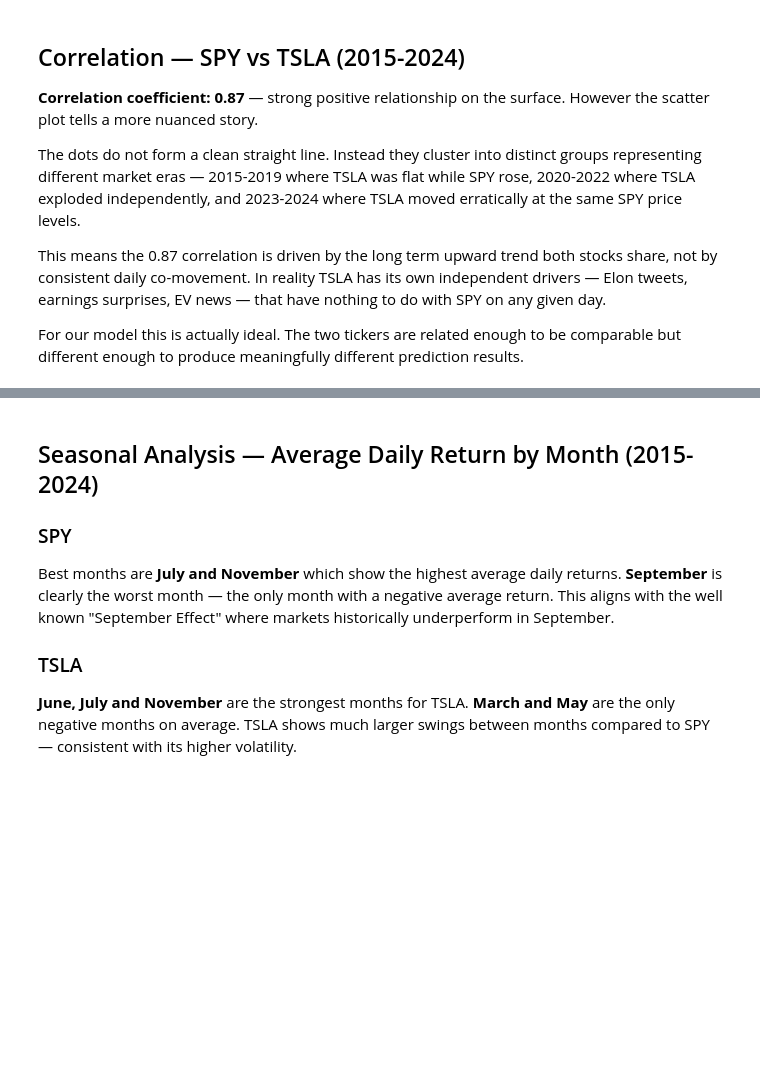
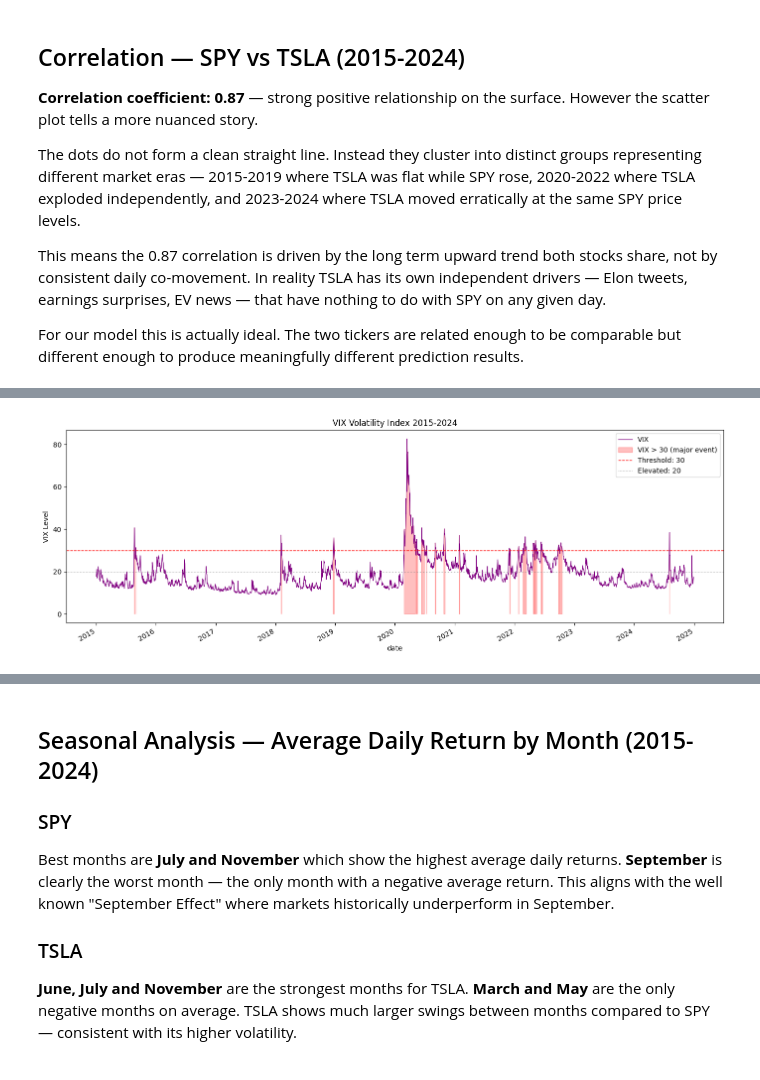
Before and after one commit to dnguyen000/seis763-midterm, a Jupyter notebook: explore.ipynb, the cells around one changed output, grey strips where cells are left out. Drawn from its saved outputs; the diff is of its cells as text; code cells hidden in the pictures; blank space fills up the shorter version.

```diff
--- a/explore.ipynb
+++ b/explore.ipynb
@@ -257,3 +257,13 @@ The dots do not form a clean straight line. Instead they cluster into distinct g
 This means the 0.87 correlation is driven by the long term upward trend both stocks share, not by consistent daily co-movement. In reality TSLA has its own independent drivers — Elon tweets, earnings surprises, EV news — that have nothing to do with SPY on any given day.
 
 For our model this is actually ideal. The two tickers are related enough to be comparable but different enough to produce meaningfully different prediction results.
+# %%
+# LOAD VIX
+df_vix = pd.read_csv("data/VIX_raw.csv")
+df_vix["date"] = pd.to_datetime(df_vix["date"])
+df_vix = df_vix.set_index("date")
+
+print("VIX Stats:")
+print(df_vix["close"].describe())
+print(f"\nDays VIX > 30 (major event): {(df_vix['close'] > 30).sum()} ({(df_vix['close'] > 30).mean()*100:.1f}% of trading days)")
+print(f"Days VIX > 40 (extreme):     {(df_vix['close'] > 40).sum()} ({(df_vix['close'] > 40).mean()*100:.1f}% of trading days)")
@@ -259,0 +298,21 @@ For our model this is actually ideal. The two tickers are related enough to be c
+# %%
+# VIX TIME SERIES
+fig, ax = plt.subplots(figsize=(14, 5))
+
+df_vix["close"].plot(ax=ax, color="purple", linewidth=0.9, label="VIX")
+
+
+ax.fill_between(df_vix.index, df_vix["close"],
+                where=df_vix["close"] > 30,
+                color="red", alpha=0.25, label="VIX > 30 (major event)")
+
+ax.axhline(y=30, color="red",  linestyle="--", linewidth=1, label="Threshold: 30")
+ax.axhline(y=20, color="gray", linestyle=":",  linewidth=0.8, label="Elevated: 20")
+
+ax.set_title("VIX Volatility Index 2015-2024")
+ax.set_ylabel("VIX Level")
+ax.legend()
+plt.tight_layout()
+plt.show()
+# %% [output]
+[figure, added]
```
Also changed, not shown: parts of 10 cells of this notebook, 4 other files.
